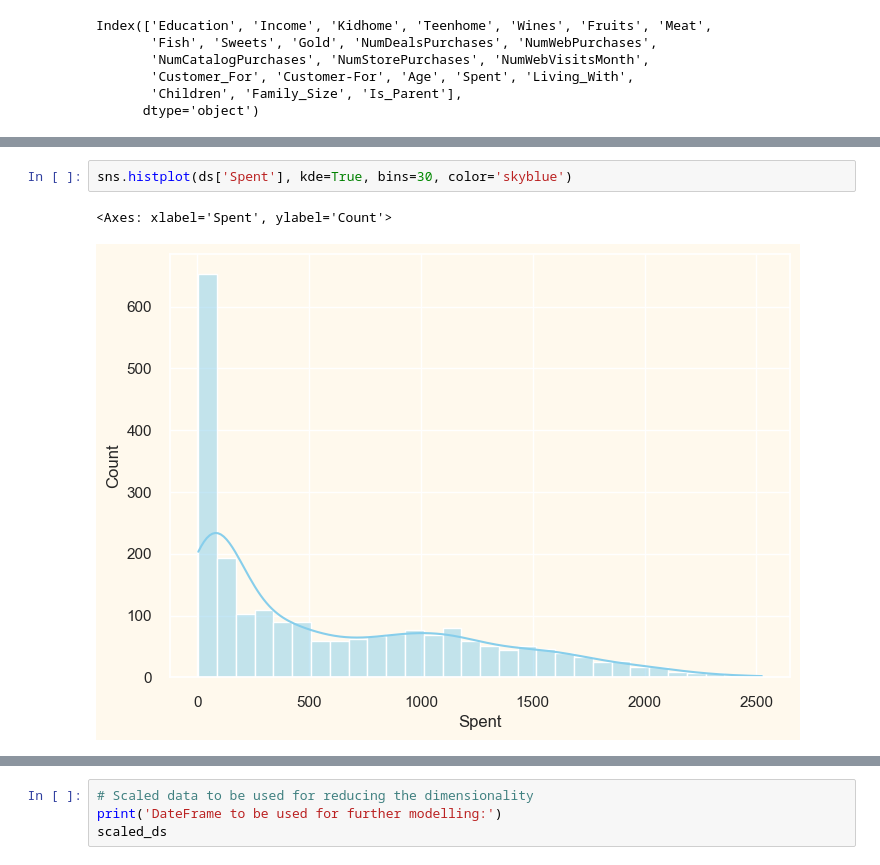
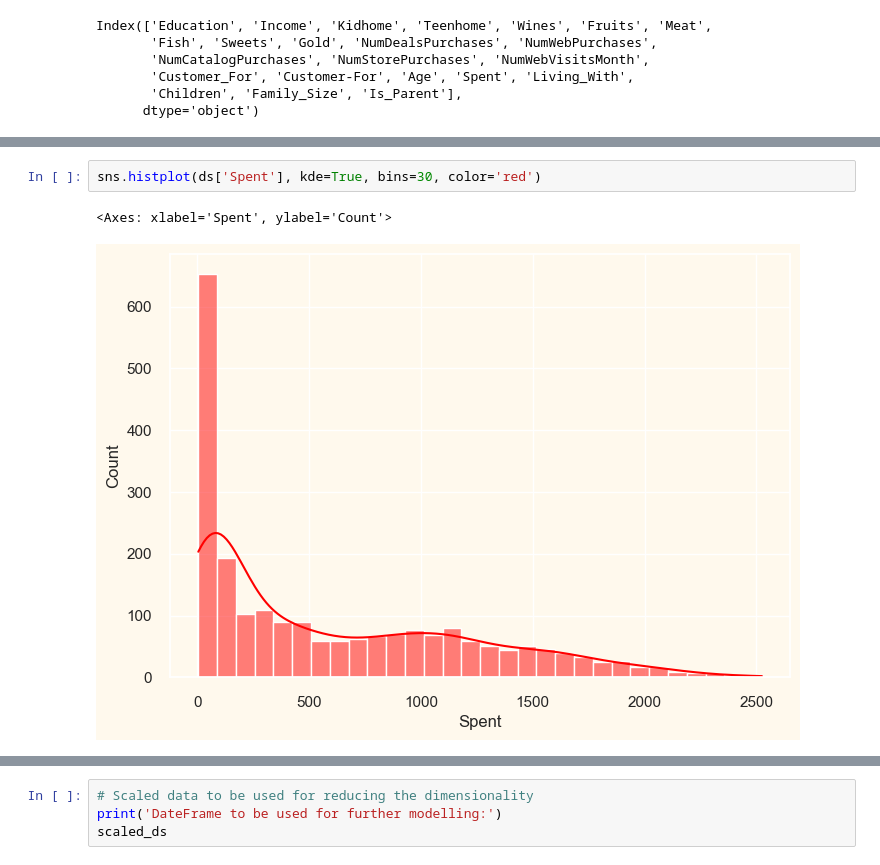
Before and after one commit to baohuy2209/customer-segmentation, a Jupyter notebook: k-means.ipynb, the cells around one changed output, grey strips where cells are left out. Drawn from its saved outputs; the diff is of its cells as text.

```diff
--- a/k-means.ipynb
+++ b/k-means.ipynb
@@ -510,8 +508,8 @@ sns.histplot(ds['Income'], kde=True, bins=30, color='skyblue')
 # %%
-sns.histplot(ds['Spent'], kde=True, bins=30, color='skyblue')
+sns.histplot(ds['Spent'], kde=True, bins=30, color='red')
 # %% [output]
 <Axes: xlabel='Spent', ylabel='Count'>
-[figure, old version]
+[figure, new version]
 # %%
 scaler = StandardScaler()
 scaler.fit(ds)
```
Also changed, not shown: parts of 5 cells of this notebook, 5 other files.
